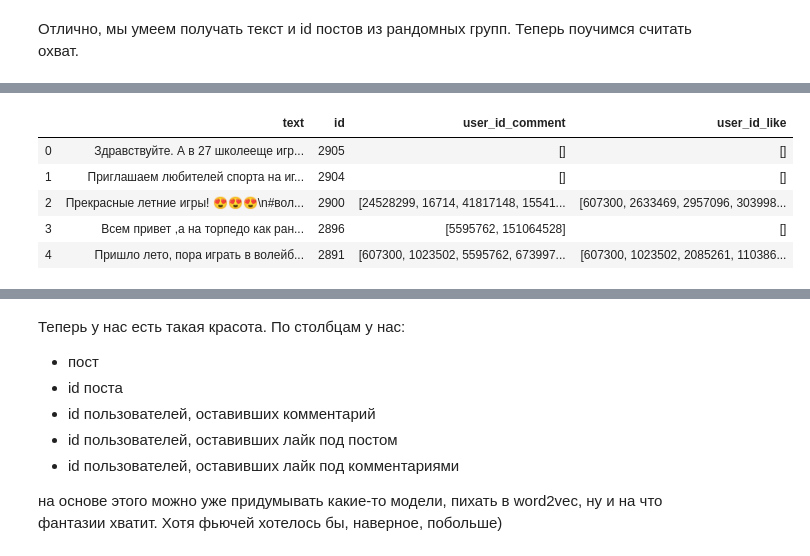
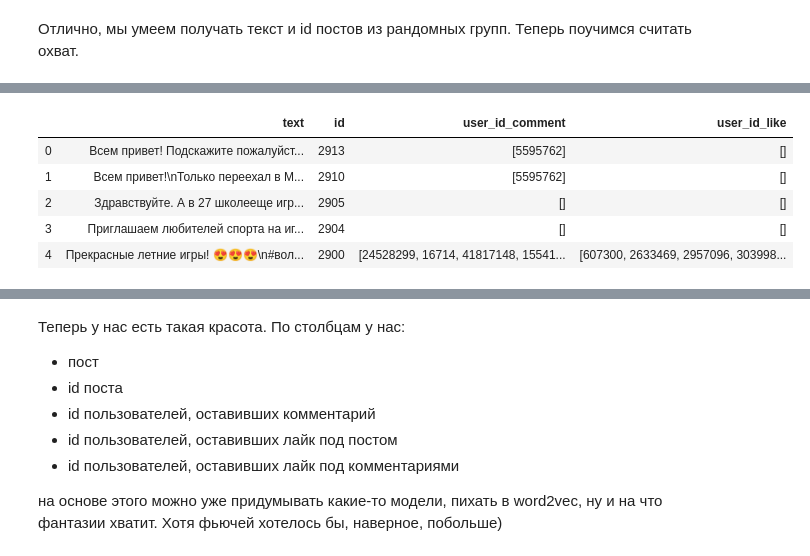
Before and after one commit to AlexDiakov/HSE_DPO_final_project, a Jupyter notebook: VK_ML.ipynb, the cells around one changed output, grey strips where cells are left out. Cells and saved outputs as stored; diff of their text form; code cells hidden in the pictures.

```diff
--- a/VK_ML.ipynb
+++ b/VK_ML.ipynb
@@ -178,0 +308,5 @@ df_post_user_volley, comments_id_volley = pars_comment(pars_wall)
+# %%
+%%time
+df_post_user_volley, comments_id_volley = pars_comment(pars_wall = pars_wall,
+                                                       api_array = api_array,
+                                                       group_id=id_volley)
@@ -196,9 +337,32 @@ df_post_user_volley
 # %%
 df_post = df_post.join(df_post_user_volley, on = 'id')
+# %%
+def pars_likes_users_post(pars_wall, api_array, group_id):
+    likes_users_post = []
+    likes_id = {}
+
+    iter_api = itertools.cycle(api_array)
+    len_api = len(api_array)
+    my_api = next(iter_api)
+
+    for post_id in tqdm_notebook(pars_wall['id']):
+        my_api = next(iter_api)
+        likes_id[post_id] = my_api.likes.getList(type='post',
+                                                      owner_id='-' + group_id,
+                                                      item_id=post_id)['items']
+
+        time.sleep(1/(3 * len_api))
+
+    df_likes_user = pd.DataFrame([(like) for like in likes_id.items()], columns=['id', 'user_id_like'])
+    df_likes_user.set_index('id', inplace=True)
+
+    return df_likes_user
 # %%
-def pars_likes_users_post(pars_wall, group_id):
+def pars_likes_users_post_old(pars_wall, group_id):
     likes_users_post = []
     likes_id = {}
+
+
     for post_id in tqdm_notebook(pars_wall['id']):
         likes_id[post_id] = my_api.likes.getList(type='post',
                                                       owner_id='-' + group_id,
@@ -216,0 +386,6 @@ df_like_user_volley = pars_likes_users_post(pars_wall)
+# %%
+%%time
+
+df_like_user_volley = pars_likes_users_post(pars_wall = pars_wall,
+                                           api_array=api_array,
+                                           group_id=id_volley)
@@ -217,10 +396,10 @@ df_like_user_volley = pars_likes_users_post(pars_wall)
 # %%
-# df_post = df_post.join(df_like_user_volley, on = 'id')
+df_post = df_post.join(df_like_user_volley, on = 'id')
 df_post.head()
 # %% [output]
 |  | text | id | user_id_comment | user_id_like |
-| 0 | Здравствуйте. А в 27 школееще игр... | 2905 | [] | [] |
-| 1 | Приглашаем любителей спорта на иг... | 2904 | [] | [] |
-| 2 | Прекрасные летние игры! 😍😍😍\n#вол... | 2900 | [24528299, 16714, 41817148, 15541... | [607300, 2633469, 2957096, 303998... |
-| 3 | Всем привет ,а на торпедо как ран... | 2896 | [5595762, 151064528] | [] |
-| 4 | Пришло лето, пора играть в волейб... | 2891 | [607300, 1023502, 5595762, 673997... | [607300, 1023502, 2085261, 110386... |
+| 0 | Всем привет! Подскажите пожалуйст... | 2913 | [5595762] | [] |
+| 1 | Всем привет!\nТолько переехал в М... | 2910 | [5595762] | [] |
+| 2 | Здравствуйте. А в 27 школееще игр... | 2905 | [] | [] |
+| 3 | Приглашаем любителей спорта на иг... | 2904 | [] | [] |
+| 4 | Прекрасные летние игры! 😍😍😍\n#вол... | 2900 | [24528299, 16714, 41817148, 15541... | [607300, 2633469, 2957096, 303998... |
```
Also changed, not shown: parts of 82 cells of this notebook.
